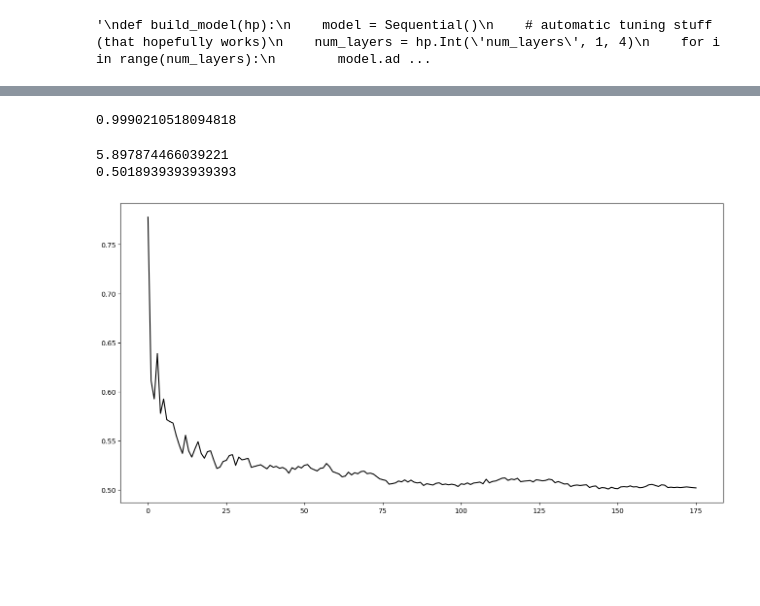
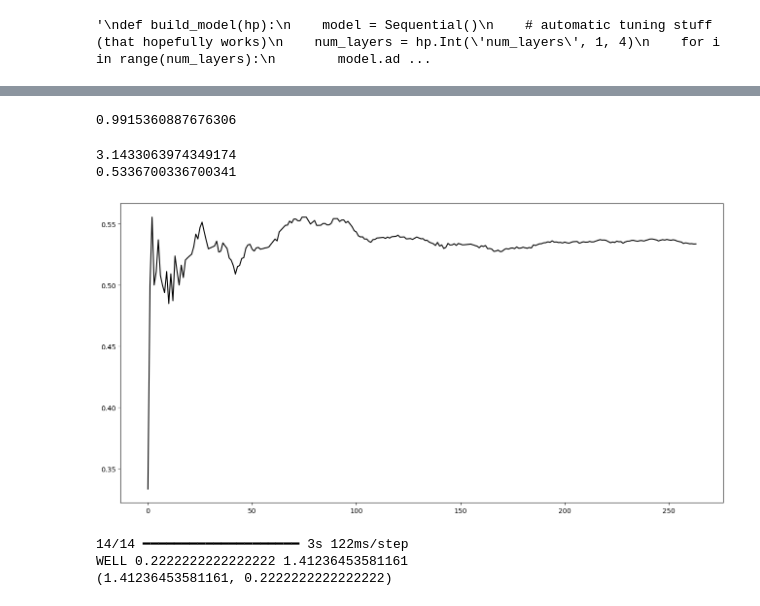
Before and after one commit to kwandji113/Algorithmic-Trading-Bot-, a Jupyter notebook: algorithmictrading (1).ipynb, the cells around one changed output, grey strips where cells are left out. Cells and saved outputs as stored; diff of their text form; code cells hidden in the pictures; blank space fills up the shorter version.

```diff
--- a/algorithmictrading (1).ipynb
+++ b/algorithmictrading (1).ipynb
@@ -186,7 +186,7 @@ import keras
 from keras_tuner import HyperParameters, RandomSearch
 from keras.models import load_model
 #num_features = xs[1].shape[1]
-model = tf.keras.models.load_model('FinalModel.keras')
+model = tf.keras.models.load_model('FinalModelADX.keras')
 # %%
 '''
 def build_model(hp):
@@ -361,7 +361,7 @@ def actual_test(index_range):
 
 actual_test(100)
 # %% [output]
-0.9990210518094818
+0.9915360887676306
 # %%
 def create_test_set(index, prediction_index, graph = False):
     test = training_vals[index]
@@ -399,21 +399,21 @@ def create_test_set(index, prediction_index, graph = False):
 # %%
 sd_avg_error = 0
 sd_avg_direction = 0
 counter = 0
 list_thing = []
 for i in range(len(training_vals)):
-    for k in range(0, 8):
+    for k in range(0, 12):
         l = create_test_set(i, k)
         sd_avg_error += l[0]
         sd_avg_direction += l[1]
         counter += 1
         list_thing.append(sd_avg_direction / counter)
 print(sd_avg_error / counter)
 print(sd_avg_direction / counter)
 plt.figure(figsize=(16,8))
 plt.plot(list_thing, color = 'black', label = 'Test')
 plt.show()
 # %% [output]
-5.897874466039221
-0.5018939393939393
+3.1433063974349174
+0.5336700336700341
-[figure, old version]
+[figure, new version]
@@ -419,0 +466,7 @@ plt.show()
+# %%
+l = create_test_set2(1)
+print(l)
+# %% [output]
+14/14 ━━━━━━━━━━━━━━━━━━━━ 3s 122ms/step
+WELL 0.2222222222222222 1.41236453581161
+(1.41236453581161, 0.2222222222222222)
```
Also changed, not shown: parts of 5 cells of this notebook.
